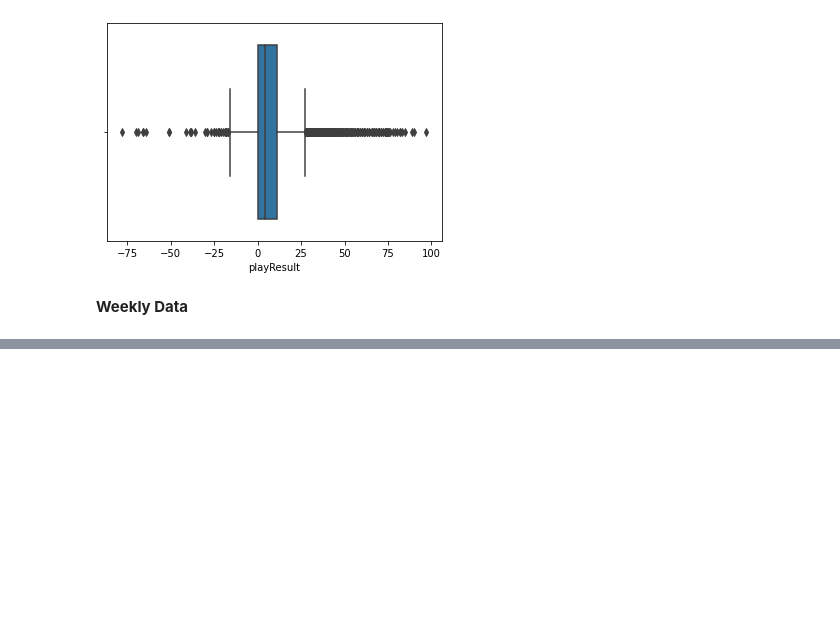
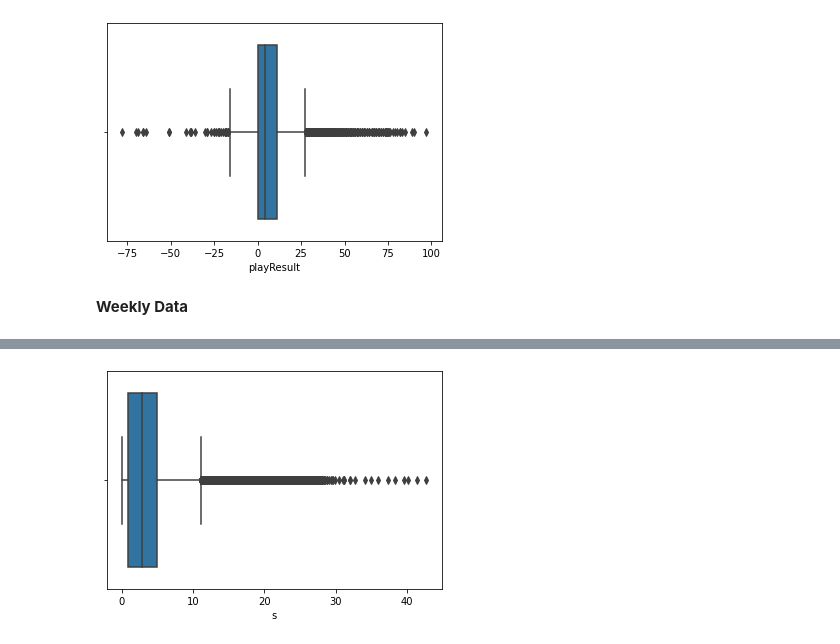
Before and after one commit to kilee722/Aiding-Africa-Mathematical-Model-of-Disease-Relief-Plan-, a Jupyter notebook: nfl_big_data_bowl_2021.ipynb, the cells around one changed output, grey strips where cells are left out. Saved outputs shown, nothing was run; the diff lists cells and outputs as text; code cells hidden in the pictures; blank space fills up the shorter version.

```diff
--- a/nfl_big_data_bowl_2021.ipynb
+++ b/nfl_big_data_bowl_2021.ipynb
@@ -555,0 +614,4 @@ bxp("playResult", plays)
+# %%
+bxp('s', weekly_data)
+# %% [output]
+[figure, added]
```
Also changed, not shown: parts of 12 cells of this notebook.
